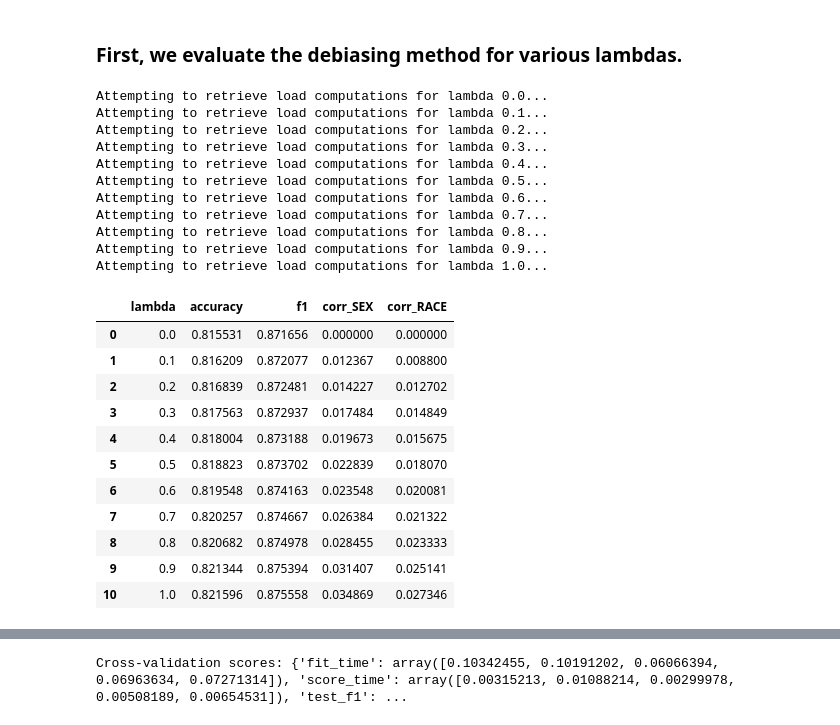
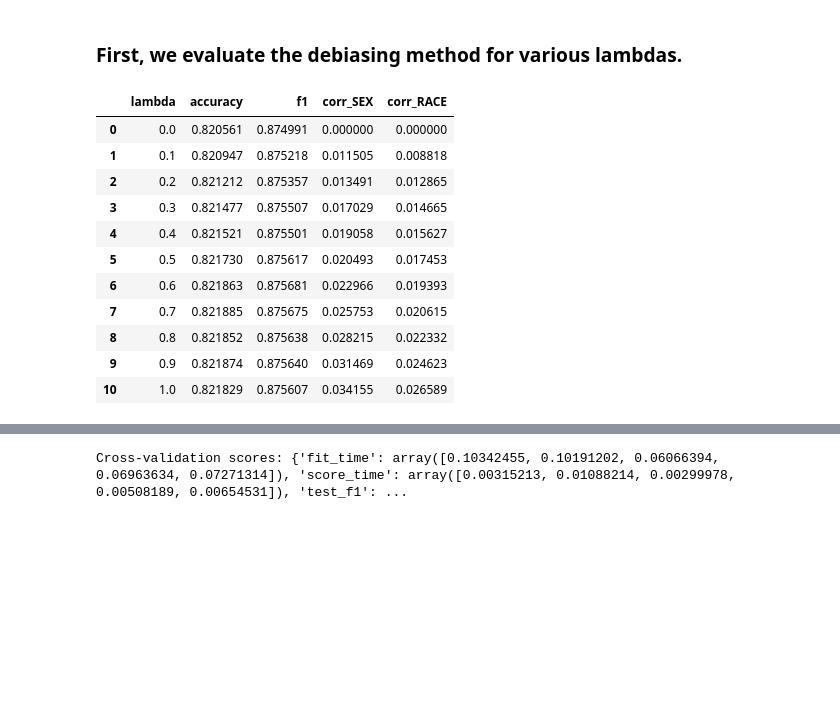
Before and after one commit to veronhoxha/debiasing-data-and-fairer-models, a Jupyter notebook: afae24-assignment-02-template.ipynb, the cells around one changed output, grey strips where cells are left out. Drawn from its saved outputs; the diff is of its cells as text; code cells hidden in the pictures; blank space fills up the shorter version.

Commit message:
Updated Notebook - CV for Lambda evaluate and model evaluate

```diff
--- a/afae24-assignment-02-template.ipynb
+++ b/afae24-assignment-02-template.ipynb
@@ -312,39 +385,24 @@ results
 Using He et al.'s geometric method that removes correlations between data and protected variables, we compute a “fairer” (reprojected) version of the dataset. We then use this dataset to train and evaluate a logistic regression classifier.
 # %% [markdown]
 ### First, we evaluate the debiasing method for various lambdas.
-# %%
-# Split the training dataset into train and validation sets for evaluating the lambdas
-Xs_train_l_np, Xs_val_l_np, Xs_train_l_p, Xs_val_l_p, y_train_l, y_val_l = train_test_split(Xs_train_np, Xs_train_p, y_train.reshape(-1, 1),
-                                                                                            test_size=0.3, random_state=0, shuffle=True)
-
-lambda_results = evaluate_lambda(model = model, X_train_np = Xs_train_l_np, X_train_p = Xs_train_l_p, y_train = y_train_l,
-                protected_feat_dict = protect_dict, lambda_range = [0, 1])
-
-lambda_results
-# %% [output]
-Attempting to retrieve load computations for lambda 0.0...
-Attempting to retrieve load computations for lambda 0.1...
-Attempting to retrieve load computations for lambda 0.2...
-Attempting to retrieve load computations for lambda 0.3...
-Attempting to retrieve load computations for lambda 0.4...
-Attempting to retrieve load computations for lambda 0.5...
-Attempting to retrieve load computations for lambda 0.6...
-Attempting to retrieve load computations for lambda 0.7...
-Attempting to retrieve load computations for lambda 0.8...
-Attempting to retrieve load computations for lambda 0.9...
-Attempting to retrieve load computations for lambda 1.0...
-|  | lambda | accuracy | f1 | corr_SEX | corr_RACE |
-| 0 | 0.0 | 0.815531 | 0.871656 | 0.000000 | 0.000000 |
-| 1 | 0.1 | 0.816209 | 0.872077 | 0.012367 | 0.008800 |
-| 2 | 0.2 | 0.816839 | 0.872481 | 0.014227 | 0.012702 |
-| 3 | 0.3 | 0.817563 | 0.872937 | 0.017484 | 0.014849 |
-| 4 | 0.4 | 0.818004 | 0.873188 | 0.019673 | 0.015675 |
-| 5 | 0.5 | 0.818823 | 0.873702 | 0.022839 | 0.018070 |
-| 6 | 0.6 | 0.819548 | 0.874163 | 0.023548 | 0.020081 |
-| 7 | 0.7 | 0.820257 | 0.874667 | 0.026384 | 0.021322 |
-| 8 | 0.8 | 0.820682 | 0.874978 | 0.028455 | 0.023333 |
-| 9 | 0.9 | 0.821344 | 0.875394 | 0.031407 | 0.025141 |
-| 10 | 1.0 | 0.821596 | 0.875558 | 0.034869 | 0.027346 |
+# %%
+lambda_results = evaluate_lambda(model = model, X_train_np = Xs_train_np, X_train_p = Xs_train_p, y_train = y_train,
+                protected_feat_dict = protect_dict, lambda_range = [0, 1], load_computations=True)
+
+lambda_results
+# %% [output]
+|  | lambda | accuracy | f1 | corr_SEX | corr_RACE |
+| 0 | 0.0 | 0.820561 | 0.874991 | 0.000000 | 0.000000 |
+| 1 | 0.1 | 0.820947 | 0.875218 | 0.011505 | 0.008818 |
+| 2 | 0.2 | 0.821212 | 0.875357 | 0.013491 | 0.012865 |
+| 3 | 0.3 | 0.821477 | 0.875507 | 0.017029 | 0.014665 |
+| 4 | 0.4 | 0.821521 | 0.875501 | 0.019058 | 0.015627 |
+| 5 | 0.5 | 0.821730 | 0.875617 | 0.020493 | 0.017453 |
+| 6 | 0.6 | 0.821863 | 0.875681 | 0.022966 | 0.019393 |
+| 7 | 0.7 | 0.821885 | 0.875675 | 0.025753 | 0.020615 |
+| 8 | 0.8 | 0.821852 | 0.875638 | 0.028215 | 0.022332 |
+| 9 | 0.9 | 0.821874 | 0.875640 | 0.031469 | 0.024623 |
+| 10 | 1.0 | 0.821829 | 0.875607 | 0.034155 | 0.026589 |
 # %%
 # Reshape the dataframe to plot
 df = pd.melt(lambda_results, id_vars=['lambda', "accuracy", "f1"], value_vars=['corr_SEX', "corr_RACE"])
```
Also changed, not shown: parts of 8 cells of this notebook, 28 other files.
